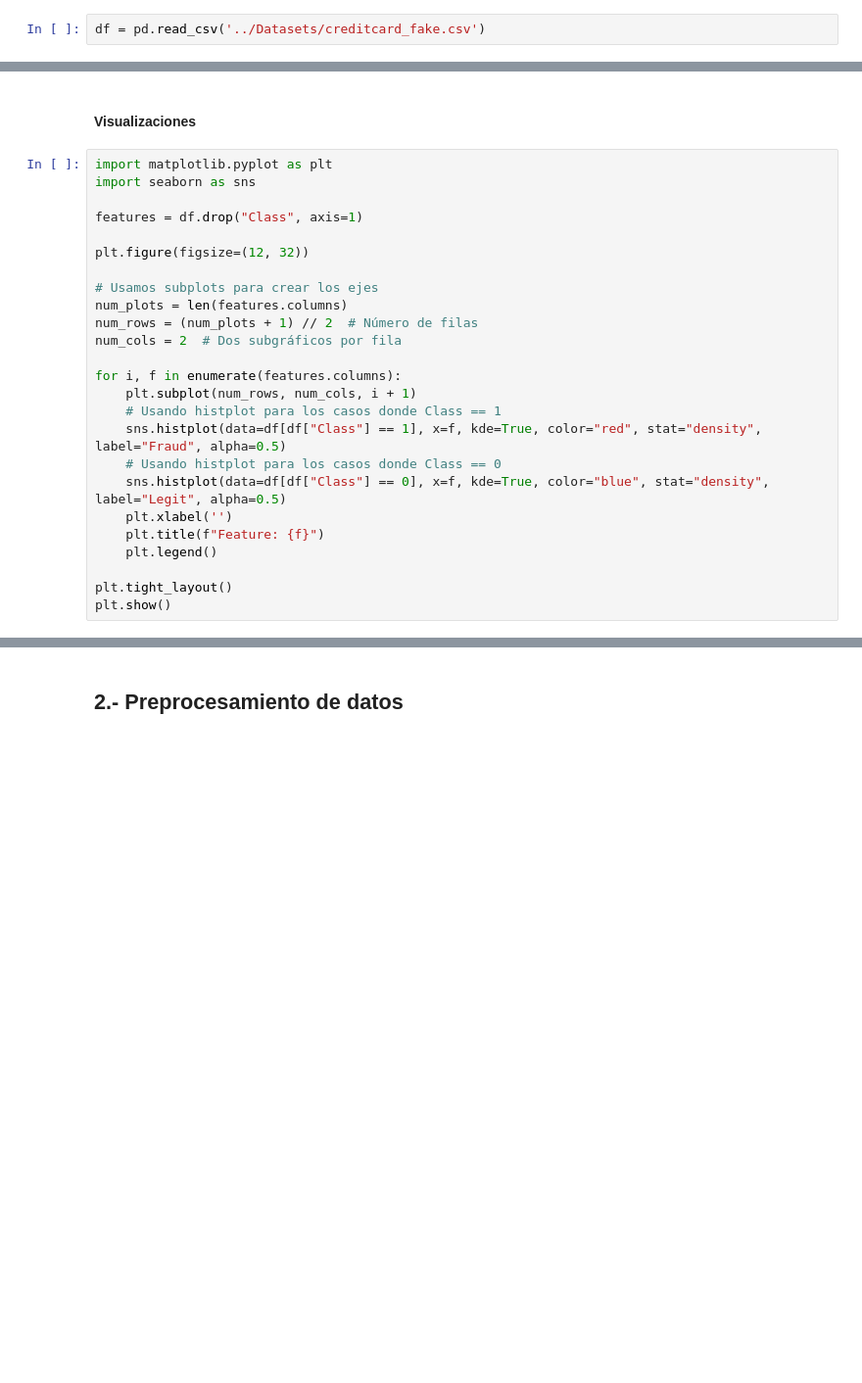
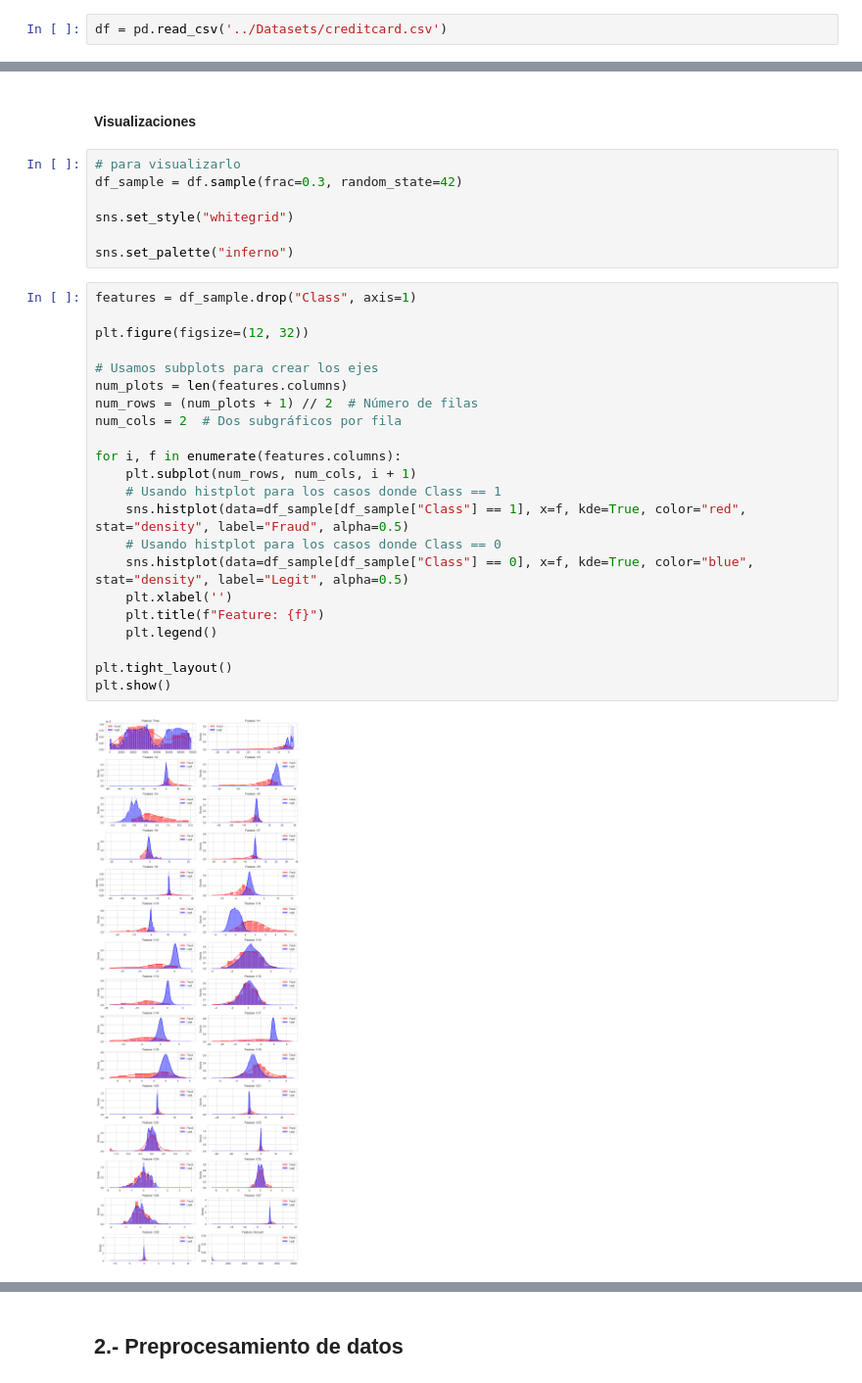
Before and after one commit to jhonadanil/ML-Tutorial, a Jupyter notebook: 8.-kmeans.ipynb, the cells around one changed output, grey strips where cells are left out. Shown: that part at 98% size. Cells and saved outputs as stored; diff of their text form; blank space fills up the shorter version.

```diff
--- a/8.-kmeans.ipynb
+++ b/8.-kmeans.ipynb
@@ -10,7 +21,7 @@ import seaborn as sns
 # %% [markdown]
 Dataset sacado de: https://www.kaggle.com/datasets/mlg-ulb/creditcardfraud#creditcard.csv
 # %%
-df = pd.read_csv('../Datasets/creditcard_fake.csv')
+df = pd.read_csv('../Datasets/creditcard.csv')
 # %%
 df.head()
 # %% [output]
@@ -80,31 +91,37 @@ Class     0
 dtype: int64
 # %% [markdown]
 #### Visualizaciones
+# %%
+# para visualizarlo
+df_sample = df.sample(frac=0.3, random_state=42)
+
+sns.set_style("whitegrid")
+
+sns.set_palette("inferno")
 # %%
-import matplotlib.pyplot as plt
-import seaborn as sns
-
-features = df.drop("Class", axis=1)
+features = df_sample.drop("Class", axis=1)
 
 plt.figure(figsize=(12, 32))
 
 # Usamos subplots para crear los ejes
 num_plots = len(features.columns)
 num_rows = (num_plots + 1) // 2  # Número de filas
 num_cols = 2  # Dos subgráficos por fila
 
 for i, f in enumerate(features.columns):
     plt.subplot(num_rows, num_cols, i + 1)
     # Usando histplot para los casos donde Class == 1
-    sns.histplot(data=df[df["Class"] == 1], x=f, kde=True, color="red", stat="density", label="Fraud", alpha=0.5)
+    sns.histplot(data=df_sample[df_sample["Class"] == 1], x=f, kde=True, color="red", stat="density", label="Fraud", alpha=0.5)
     # Usando histplot para los casos donde Class == 0
-    sns.histplot(data=df[df["Class"] == 0], x=f, kde=True, color="blue", stat="density", label="Legit", alpha=0.5)
+    sns.histplot(data=df_sample[df_sample["Class"] == 0], x=f, kde=True, color="blue", stat="density", label="Legit", alpha=0.5)
     plt.xlabel('')
     plt.title(f"Feature: {f}")
     plt.legend()
 
 plt.tight_layout()
 plt.show()
+# %% [output]
+[figure, added]
 # %%
 # Definir el tamaño de la figura
 plt.figure(figsize=(6, 4))
```
Also changed, not shown: parts of 9 cells of this notebook, 24 other files.
